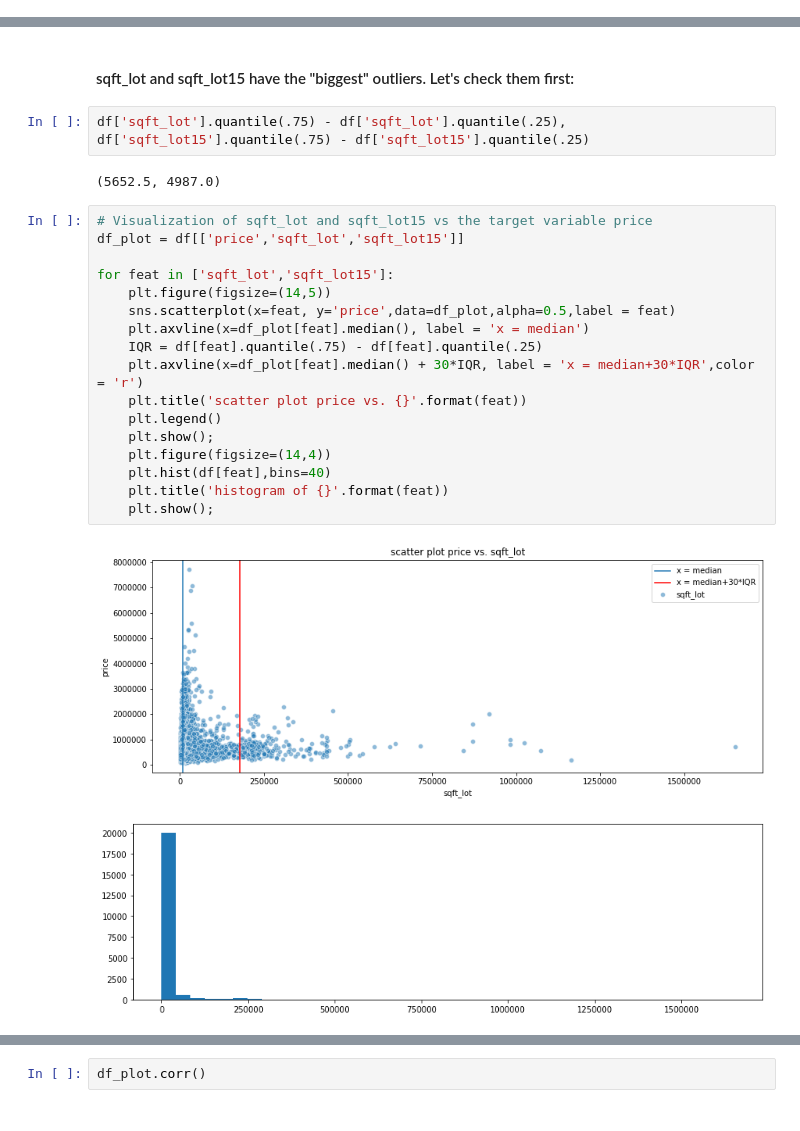
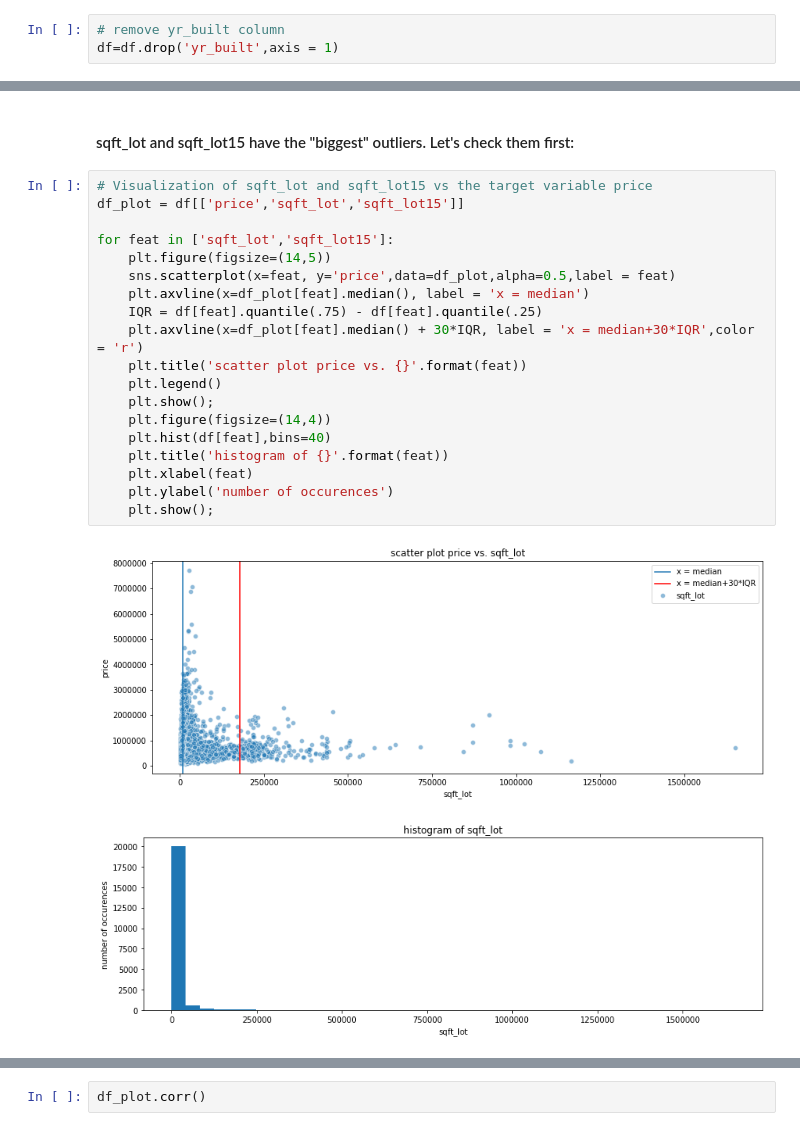
Before and after one commit to poariston/dsc-mod-2-project-v2-1-online-ds-pt-120919, a Jupyter notebook: poariston_FullTrack01.ipynb, the cells around one changed output, grey strips where cells are left out. Drawn from its saved outputs; the diff is of its cells as text.

```diff
--- a/poariston_FullTrack01.ipynb
+++ b/poariston_FullTrack01.ipynb
@@ -372,3 +383,6 @@ Name: yr_renovated, Length: 116, dtype: int64
+# %%
+# remove yr_built column
+df=df.drop('yr_built',axis = 1)
 # %%
 # check we don't have any NaN values left
 df.info()
@@ -417,27 +427,25 @@ plt.show();
 # %% [markdown]
 #### sqft_lot and sqft_lot15 have the "biggest" outliers. Let's check them first:
-# %%
-df['sqft_lot'].quantile(.75) - df['sqft_lot'].quantile(.25), df['sqft_lot15'].quantile(.75) - df['sqft_lot15'].quantile(.25)
-# %% [output]
-(5652.5, 4987.0)
 # %%
 # Visualization of sqft_lot and sqft_lot15 vs the target variable price
 df_plot = df[['price','sqft_lot','sqft_lot15']]
 
 for feat in ['sqft_lot','sqft_lot15']:
     plt.figure(figsize=(14,5))
     sns.scatterplot(x=feat, y='price',data=df_plot,alpha=0.5,label = feat)
     plt.axvline(x=df_plot[feat].median(), label = 'x = median')
     IQR = df[feat].quantile(.75) - df[feat].quantile(.25)
     plt.axvline(x=df_plot[feat].median() + 30*IQR, label = 'x = median+30*IQR',color = 'r')
     plt.title('scatter plot price vs. {}'.format(feat))
     plt.legend()
     plt.show();
     plt.figure(figsize=(14,4))
     plt.hist(df[feat],bins=40)
     plt.title('histogram of {}'.format(feat))
+    plt.xlabel(feat)
+    plt.ylabel('number of occurences')
     plt.show();
 # %% [output]
 [figure]
-[figure, old version]
+[figure, new version]
 [figure]
```
Also changed, not shown: parts of 9 cells of this notebook.
